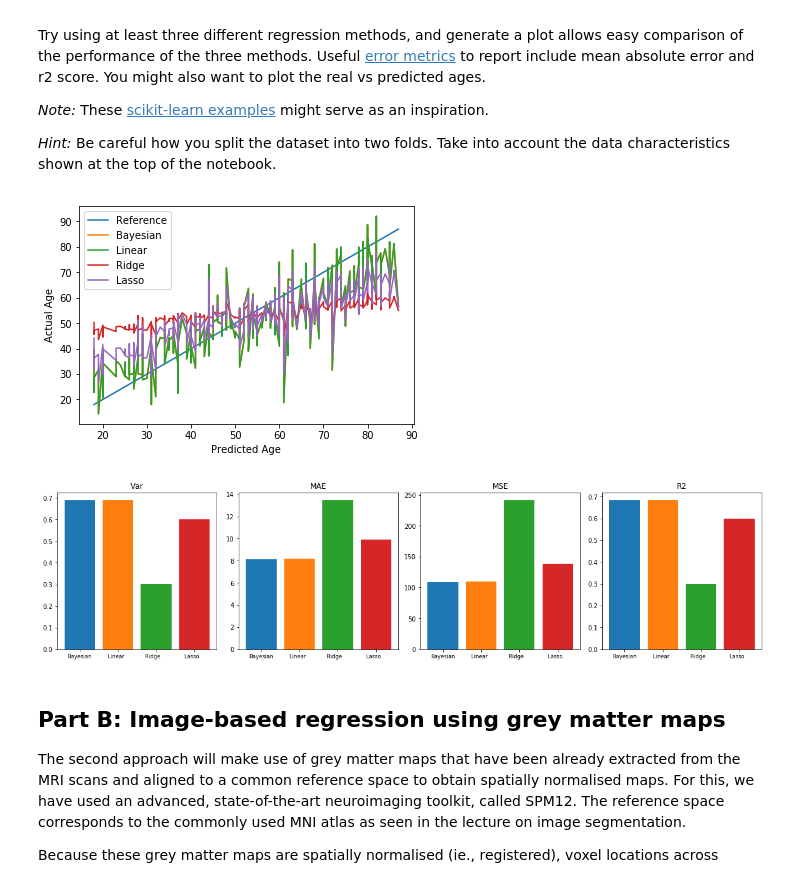
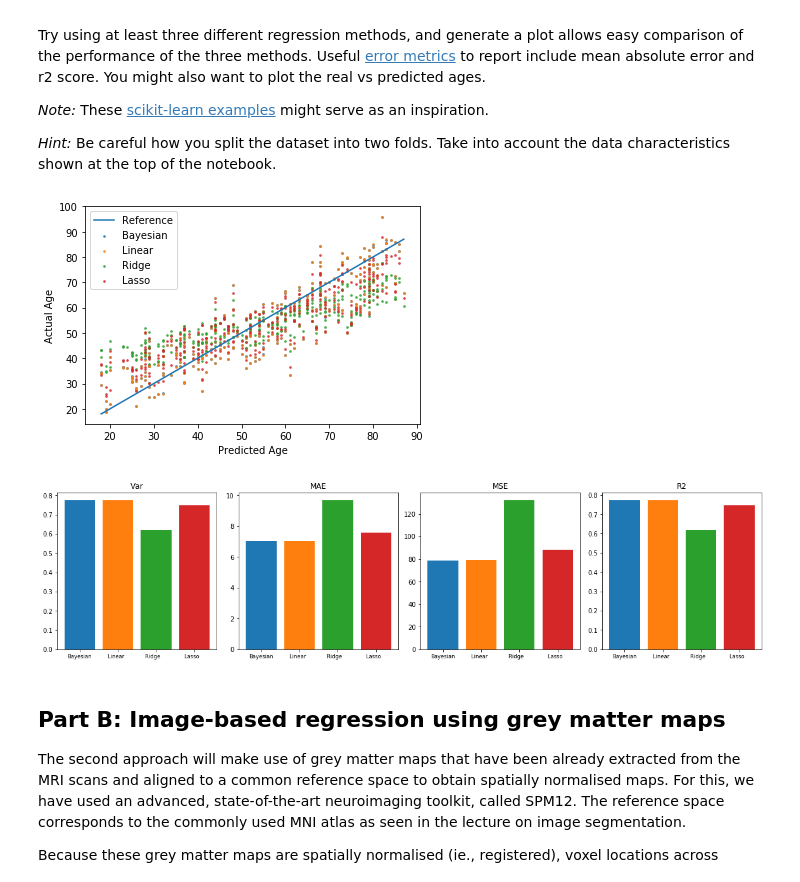
Before and after one commit to thien/mli.cw2, a Jupyter notebook: MLI-CW-2.ipynb, the cells around one changed output. Drawn from its saved outputs; the diff is of its cells as text; code cells hidden in the pictures.

Commit message:
update model files

```diff
--- a/MLI-CW-2.ipynb
+++ b/MLI-CW-2.ipynb
@@ -630,10 +592,10 @@ Implement a function that constructs a big matrix $X$ with a row for each subjec
 import os
 
 # USE THIS TO RUN THE CALCULATIONS ON YOUR SEGMENTATONS
-seg_dir = './output/pred/'
+# seg_dir = './output/pred/'
 
 # USE THIS TO RUN THE CALCULATIONS ON OUR REFERENCE SEGMENTATIONS
-# seg_dir = data_dir + './segs_refs/'
+seg_dir = data_dir + './segs_refs/'
 
 GM_INDEX = 0
 WM_INDEX = 1
@@ -647,19 +609,15 @@ for i in range(meta_data['ID'].count()):
 # ADD YOUR CODE HERE
 ########################################
     ID = meta_data['ID'][i]
-    age = meta_data['age'][i]
     filename = ID + '.nii.gz'
     filepath = os.path.join(seg_dir, filename)
     img = sitk.ReadImage(filepath)
-#     print("Look at", ID,"\n\n")
+
     imgArray = sitk.GetArrayFromImage(img)
-    base = np.sum(imgArray[imgArray > 0])
-    GM = np.sum(imgArray[imgArray == GM_INDEX + 1])
-    WM = np.sum(imgArray[imgArray == WM_INDEX + 1])
-    CSF = np.sum(imgArray[imgArray == CSF_INDEX + 1])
-#     GM /= base
-#     WM /= base
-#     CSF /= base
+    GM   = np.sum(imgArray == GM_INDEX  + 1)
+    WM   = np.sum(imgArray == WM_INDEX  + 1)
+    CSF  = np.sum(imgArray == CSF_INDEX + 1)
+
     vols[GM_INDEX,i] = GM
     vols[WM_INDEX,i] = WM
     vols[CSF_INDEX,i] = CSF
@@ -736,64 +694,82 @@ regressors = [
     (linear_model.LinearRegression(), "Linear  "),
     (linear_model.Ridge(alpha=.5), "Ridge    "),
     (linear_model.Lasso(alpha=0.1), "Lasso   "),
-#     (linear_model.LogisticRegression(), "Logistic")
 ]
 
 numMeasurements = len(measurements)
 measurementNames = [i[1] for i in measurements]
-measurementValues = {i[1]: [] for i in measurements}
+measurementValues = {i[1]: [[],[]] for i in measurements}
 regressorNames = [i[1] for i in regressors]
 regressorValues = []
 
 XTrain, XTest, yTrain, yTest = train_test_split(
     X, y, test_size=0.5, random_state=0)
 
-for regressor in regressors:
-    model, name = regressor
-    model.fit(XTrain,yTrain)
-    yPred = model.predict(XTest)
-    regressorValues.append(yPred)
-    for measurement in measurements:
-        measure, label = measurement
-        score = measure(yTest, yPred)
-        measurementValues[label].append(score)
 
-"""
-Plot performance of models.
-"""
+for i in range(0,2):
+    if i % 2 == 0:
+        trainX, trainY = XTrain, yTrain
+        testX, testY   = XTest, yTest
+    else:
+        trainX, trainY = XTest, yTest
+        testX, testY   = XTrain, yTrain
+
+    for regressor in regressors:
+        model, name = regressor
+        model.fit(trainX,trainY)
+        yPred = model.predict(testX)
+        regressorValues.append(yPred.reshape(-1,1))
+        for measurement in measurements:
+            measure, label = measurement
+            score = measure(testY, yPred)
+            measurementValues[label][i].append(score)
+
+# average the measurement values
+for key in measurementValues:
+    entries = measurementValues[key]
+    first, second = entries[0],entries[1]
+    first, second = np.array(first), np.array(second)
+    measurementValues[key] = list((first + second) / 2)
+
+
+# """
+# Plot performance of models.
+# """
 
 refY = np.argsort(yTest.T)
 plt.plot(yTest[refY][0], yTest[refY][0], label="Reference")
 for i in range(len(regressors)):
     modelName = regressors[i][1]
     preds = regressorValues[i]
-    plt.plot(yTest[refY][0], preds[refY][0], label=modelName)
+    chart_x = yTest[refY][0]
+    chart_y = preds[refY][0]
+    plt.scatter(chart_x, chart_y, s=3, alpha=0.7, label=modelName)
 plt.legend()
 plt.xlabel("Predicted Age")
 plt.ylabel("Actual Age")
 plt.show()
 
 """
 Plots measurements of the various models.
 """
 inc = 1
 plt.figure(figsize=(numMeasurements**2,numMeasurements))
 for measure in measurementValues.keys():
     plt.subplot(1,numMeasurements,inc)
     plt.tight_layout(pad=0.4, w_pad=0.5, h_pad=1.0)
     values = measurementValues[measure]
     title = measure
     for i in range(len(values)):
         regressorName = regressors[i]
         value = values[i]
         plt.bar(i,value, label=regressorName)
     plt.title(title)
     plt.xticks(range(len(regressorNames)), regressorNames, size='small')
     inc += 1
 plt.show()
 # %% [output]
-[figure, old version]
+[figure, new version]
-[figure, old version]
+[figure, new version]
 # %% [markdown]
 ## Part B: Image-based regression using grey matter maps
 
```
Also changed, not shown: parts of 19 cells of this notebook, 2 other files.
